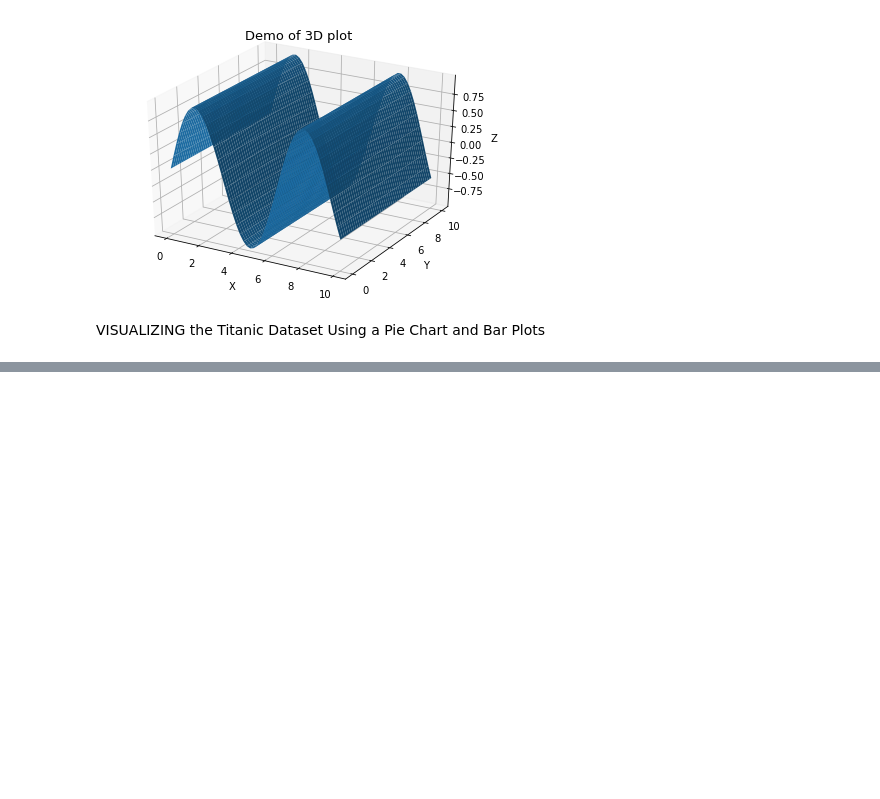
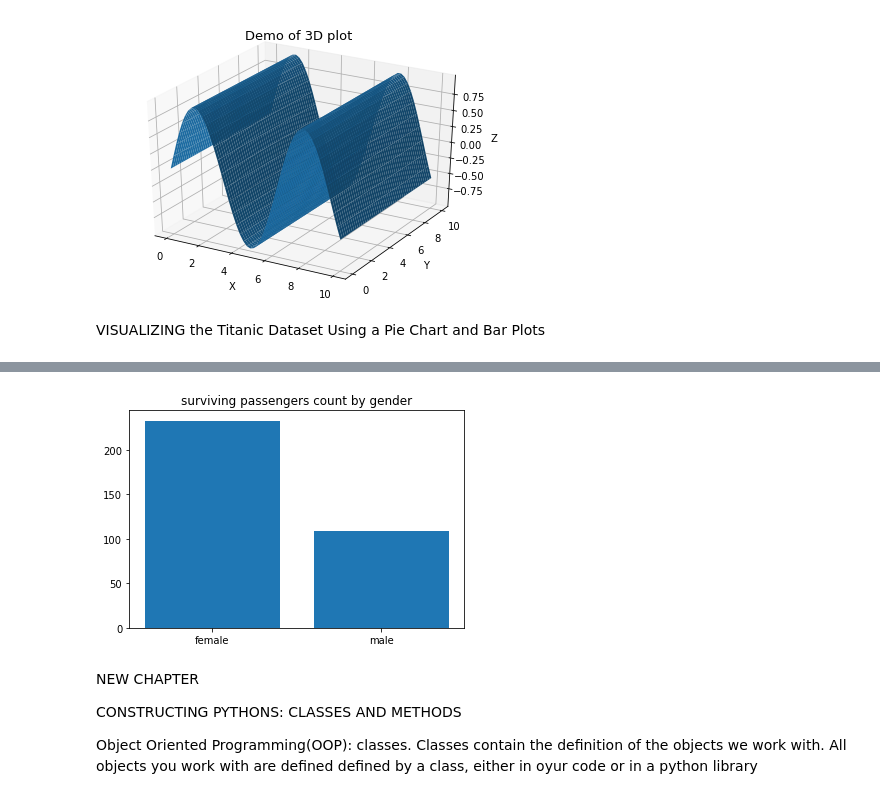
Before and after one commit to codermohit/PacktPub_Python_Workshop, a Jupyter notebook: notes.ipynb, the cells around one changed output, grey strips where cells are left out. Cells and saved outputs as stored; diff of their text form; code cells hidden in the pictures; blank space fills up the shorter version.

```diff
--- a/notes.ipynb
+++ b/notes.ipynb
@@ -1993,0 +2022,12 @@ with open('titanic_train,csv') as csv_file :
+# %%
+plt.title("surviving passengers count by gender")
+plt.bar(Counter(gender_survived).keys(), Counter(gender_survived).values())
+plt.show()
+# %% [output]
+[figure, added]
+# %% [markdown]
+NEW CHAPTER
+
+CONSTRUCTING PYTHONS: CLASSES AND METHODS
+
+Object Oriented Programming(OOP): classes. Classes contain the definition of the objects we work with. All objects you work with are defined defined by a class, either in oyur code or in a python library
```
Also changed, not shown: parts of 2 cells of this notebook.
